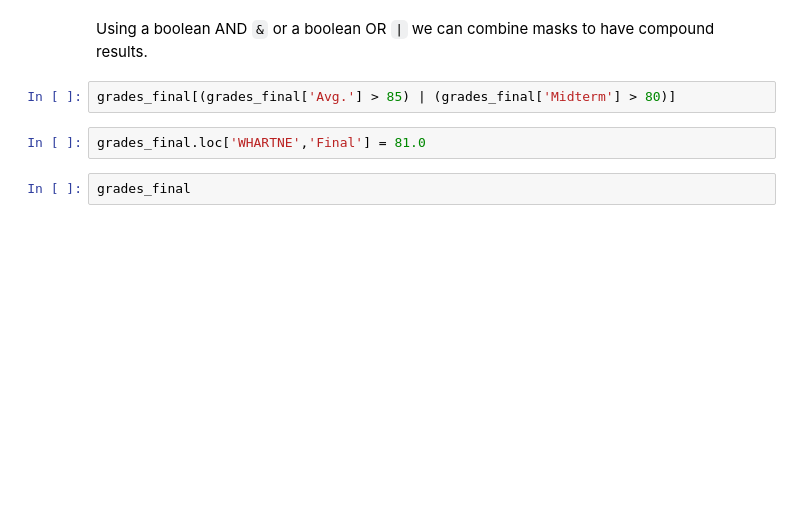
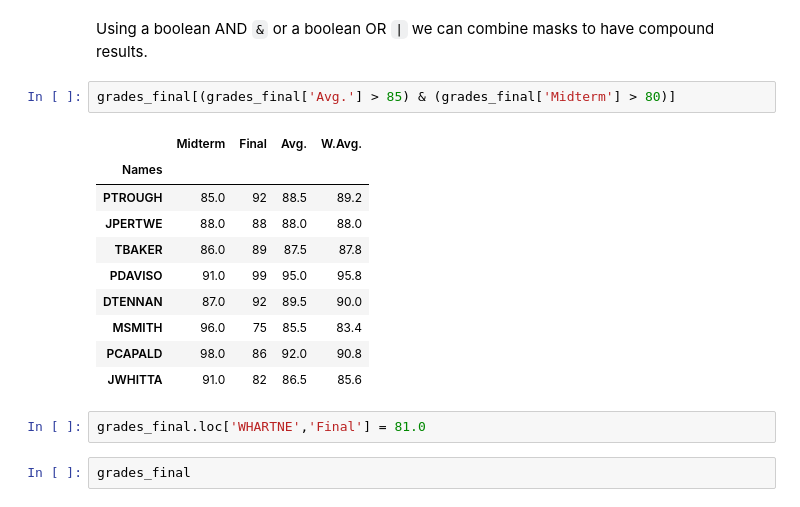
Before and after one commit to brownworth/DM19MD, a Jupyter notebook: Python/MD-2-PandasNumpyBasics.ipynb, the cells around one changed output. Saved outputs shown, nothing was run; the diff lists cells and outputs as text; blank space fills up the shorter version.

```diff
--- a/Python/MD-2-PandasNumpyBasics.ipynb
+++ b/Python/MD-2-PandasNumpyBasics.ipynb
@@ -163,7 +455,18 @@ grades_final
 # %% [markdown]
 Using a boolean AND `&` or a boolean OR `|` we can combine masks to have compound results.
 # %%
-grades_final[(grades_final['Avg.'] > 85) | (grades_final['Midterm'] > 80)]
+grades_final[(grades_final['Avg.'] > 85) & (grades_final['Midterm'] > 80)]
+# %% [output]
+|  | Midterm | Final | Avg. | W.Avg. |
+| Names |  |  |  |  |
+| PTROUGH | 85.0 | 92 | 88.5 | 89.2 |
+| JPERTWE | 88.0 | 88 | 88.0 | 88.0 |
+| TBAKER | 86.0 | 89 | 87.5 | 87.8 |
+| PDAVISO | 91.0 | 99 | 95.0 | 95.8 |
+| DTENNAN | 87.0 | 92 | 89.5 | 90.0 |
+| MSMITH | 96.0 | 75 | 85.5 | 83.4 |
+| PCAPALD | 98.0 | 86 | 92.0 | 90.8 |
+| JWHITTA | 91.0 | 82 | 86.5 | 85.6 |
 # %%
 grades_final.loc['WHARTNE','Final'] = 81.0
 # %%
```
Also changed, not shown: parts of 36 cells of this notebook, 7 other files.
